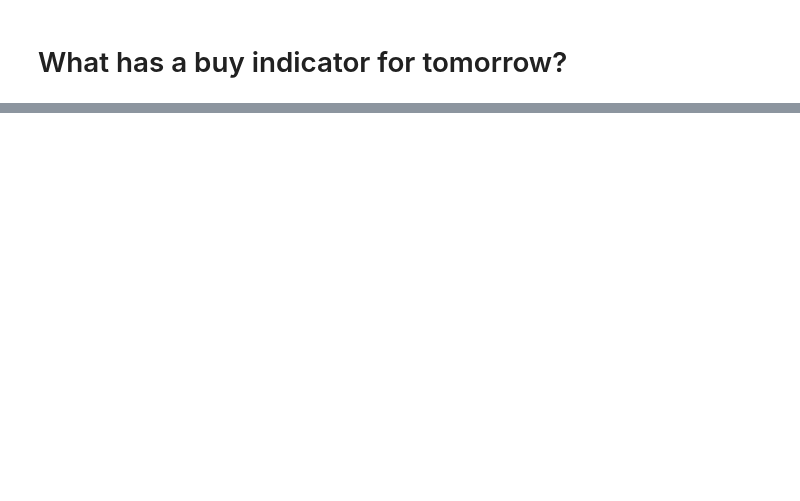
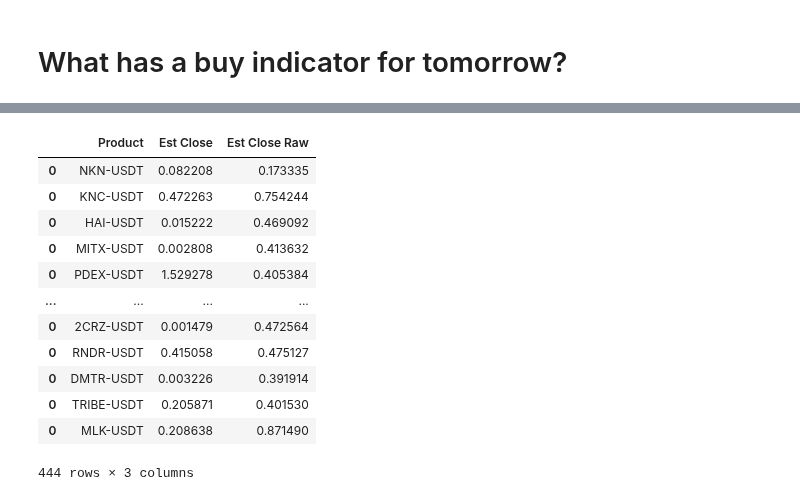
Before and after one commit to j03m/alfred, a Jupyter notebook: Coin_Predictions.ipynb, the cells around one changed output, grey strips where cells are left out. Saved outputs shown, nothing was run; the diff lists cells and outputs as text; code cells hidden in the pictures; blank space fills up the shorter version.

```diff
--- a/Coin_Predictions.ipynb
+++ b/Coin_Predictions.ipynb
@@ -64,8 +64,8 @@ np.set_printoptions(formatter={'float': '{:f}'.format})
 sc = MinMaxScaler()
 num_features = 2 #3
 candle_features = 5 #6
-coin_base = True
-ku_coin = False
+coin_base = False
+ku_coin = True
 load_models = True
 extra_training = False
 COINBASE_REST_API = 'https://api.pro.coinbase.com'
@@ -74,8 +74,8 @@ KUCOIN_REST_API = "https://api.kucoin.com"
 KUCOIN_PRODUCTS = KUCOIN_REST_API+ "/api/v1/market/allTickers"
 KUCOIN_CANDLES = KUCOIN_REST_API+ "/api/v1/market/candles"
 
-data_path = '/content/drive/My Drive/data/output.csv'
-model_path = "/content/drive/My Drive/data"
+data_path = '/content/drive/My Drive/data'
+model_path = "/content/drive/My Drive/"
 
 def interactive_plot(df, title):
   fig = px.line(title = title)
@@ -200,7 +200,11 @@ def ku_coin_json_to_df(delta, product, granularity='86400'):
 
 def gran_to_string(granularity):
   #todo implement this actually
-  return "1day"
+  if granularity == 86400:
+    return "1day"
+  if granularity == 900:
+    return "15min"
+  raise Exception("Joe didn't implement a proper granularity to string. Lazy, lazy.")
 
 #def get_coin_data_frames(time, product, granularity='86400', feature_set = ["Close", "Volume", "Trend"]):
 def get_coin_data_frames(time, product, granularity='86400', feature_set = ["Close", "Volume"]):
@@ -400,7 +404,7 @@ def build_15m_model():
 
   # Train it
   tickers = ["SPY", "IBM", "TSLA", "CAT", "XOM", "B", "F", "AAPL", "AMZN"]
-  data_path = '/content/drive/My Drive/data'
+
   early_stopping = EarlyStopping(monitor='val_loss', patience=5)
   for ticker in tickers:
     file_path = data_path + "/" + ticker + "-15.csv"
@@ -413,6 +417,21 @@ def build_15m_model():
       validation_split = 0.2,callbacks=[early_stopping])
   return model15
 
+def fetch_and_predict_short_term(model, product):
+  if coin_base:
+    df_raw = coinbase_json_to_df(16, product, 900)
+  else:
+    df_raw = ku_coin_json_to_df(16, product, 900)
+  df_raw = df_raw.rename(columns={"close":"Close", "volume": "Volume"})
+  [X, Y] = get_group_bars(df_raw[["Close", "Volume"]])
+  predicted = model.predict(X)
+  df_pred = pd.DataFrame(predicted, columns = ["Close"])
+  df_pred["Volume"] = 0
+  return [predicted.flatten()[0], sc.inverse_transform(df_pred).flatten()[0]]
+
+
+
+
 #pull training data
 all_stocks_price_df = sort_date(pd.read_csv('/content/drive/My Drive/data/stock.csv'))
 all_stocks_vol_df = sort_date(pd.read_csv("/content/drive/My Drive/data/stock_volume.csv"))
@@ -653,0 +723,16 @@ df_shorts[df_shorts["Product"] == "MPL-USD"]
+# %%
+df_estc
+# %% [output]
+|  | Product | Est Close | Est Close Raw |
+| 0 | NKN-USDT | 0.082208 | 0.173335 |
+| 0 | KNC-USDT | 0.472263 | 0.754244 |
+| 0 | HAI-USDT | 0.015222 | 0.469092 |
+| 0 | MITX-USDT | 0.002808 | 0.413632 |
+| 0 | PDEX-USDT | 1.529278 | 0.405384 |
+| ... | ... | ... | ... |
+| 0 | 2CRZ-USDT | 0.001479 | 0.472564 |
+| 0 | RNDR-USDT | 0.415058 | 0.475127 |
+| 0 | DMTR-USDT | 0.003226 | 0.391914 |
+| 0 | TRIBE-USDT | 0.205871 | 0.401530 |
+| 0 | MLK-USDT | 0.208638 | 0.871490 |
+444 rows × 3 columns
```
Also changed, not shown: parts of 14 cells of this notebook.
